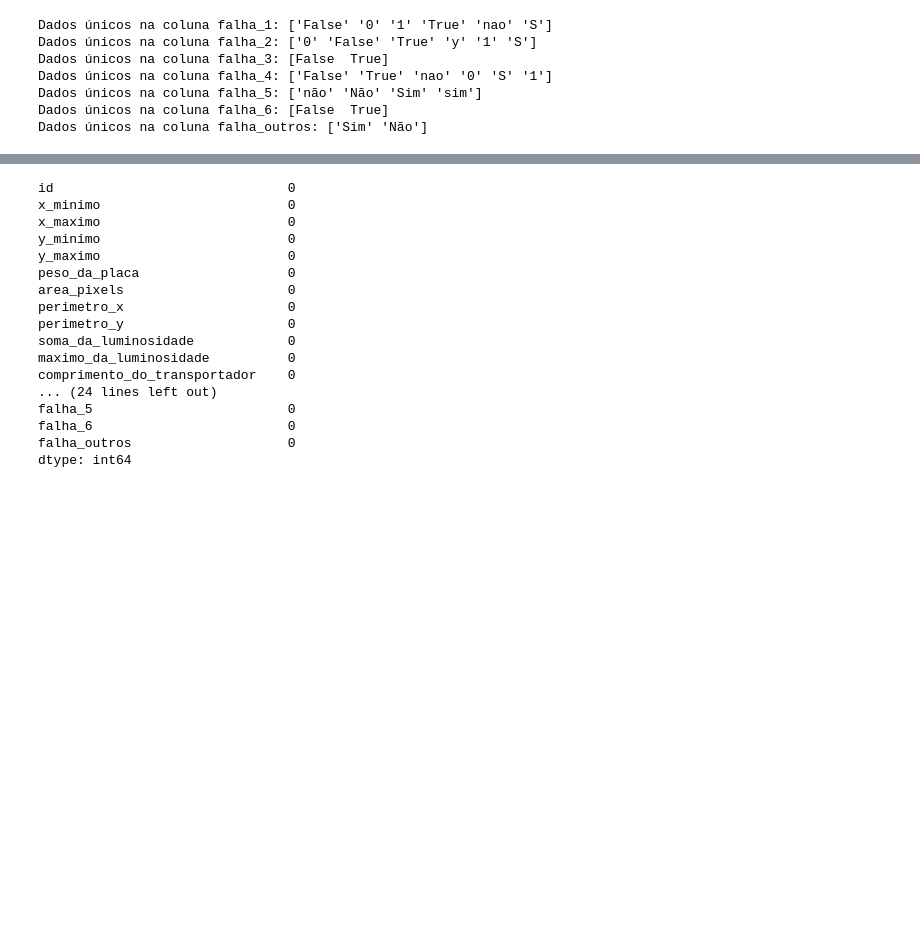
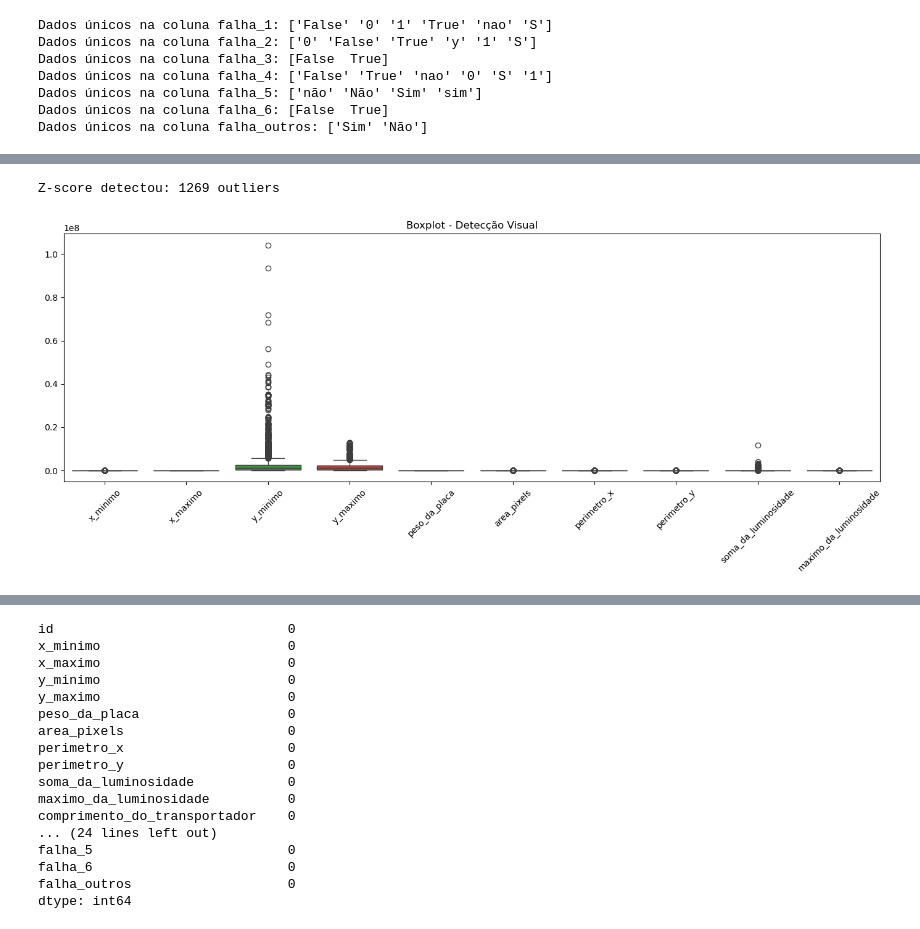
Before and after one commit to kdss-mila/desafio_residencia_IA, a Jupyter notebook: EDA.ipynb, the cells around one changed output, grey strips where cells are left out. Saved outputs shown, nothing was run; the diff lists cells and outputs as text; code cells hidden in the pictures; blank space fills up the shorter version.

```diff
--- a/EDA.ipynb
+++ b/EDA.ipynb
@@ -160,5 +96,3 @@ Dados únicos na coluna falha_4: ['False' 'True' 'nao' '0' 'S' '1']
 Dados únicos na coluna falha_5: ['não' 'Não' 'Sim' 'sim']
 Dados únicos na coluna falha_6: [False  True]
 Dados únicos na coluna falha_outros: ['Sim' 'Não']
-# %%
-df_train[cols_falhas] = df_train[cols_falhas].replace({'0': False, 'não': False, 'Não': False,'nao': False,'False':False, '1': True,'sim': True, 'Sim':True,'S': True,'y':True,'True':True})
@@ -165,3 +101,8 @@ df_train[cols_falhas] = df_train[cols_falhas].replace({'0': False, 'não': False
+# %%
+df_train[['tipo_do_aço_A300', 'tipo_do_aço_A400']] = df_train.apply(corrigir_tipos_nulos_aco, axis=1)
+df_train[['tipo_do_aço_A300', 'tipo_do_aço_A400']] = df_train.apply(corrigir_tipos, axis=1)
+df_train = corrigir_falhas(df_train)
+df_train = preencher_com_mediana(df_train)
 # %%
 for col in cols_falhas:
     print(f'Dados únicos na coluna após mudança {col}:', df_train[col].unique())
@@ -186,3 +124,0 @@ bool
-# %%
-cols = ['x_maximo', 'soma_da_luminosidade', 'maximo_da_luminosidade', 'espessura_da_chapa_de_aço', 'index_quadrado', 'indice_global_externo','indice_de_luminosidade'   ]
-df_train[cols] = df_train[cols].fillna(df_train[cols].median())
@@ -188,0 +137,2 @@ df_train[cols] = df_train[cols].fillna(df_train[cols].median())
+# %%
+df_numericas = df_train.select_dtypes(include=['float64', 'int64']).drop(columns=["id"], errors="ignore")
@@ -188,0 +152,16 @@ df_train[cols] = df_train[cols].fillna(df_train[cols].median())
+# %%
+z_scores = np.abs(zscore(df_numericas))
+outliers_zscore = (z_scores > 3)
+df_outliers_z = df_train[outliers_zscore.any(axis=1)]
+print("Z-score detectou:", df_outliers_z.shape[0], "outliers")
+# %% [output]
+Z-score detectou: 1269 outliers
+# %%
+plt.figure(figsize=(14, 6))
+sns.boxplot(data=df_numericas.iloc[:, :10])
+plt.title("Boxplot - Detecção Visual")
+plt.xticks(rotation=45)
+plt.tight_layout()
+plt.show()
+# %% [output]
+[figure, added]
```
Also changed, not shown: parts of 40 cells of this notebook, 2 other files.
